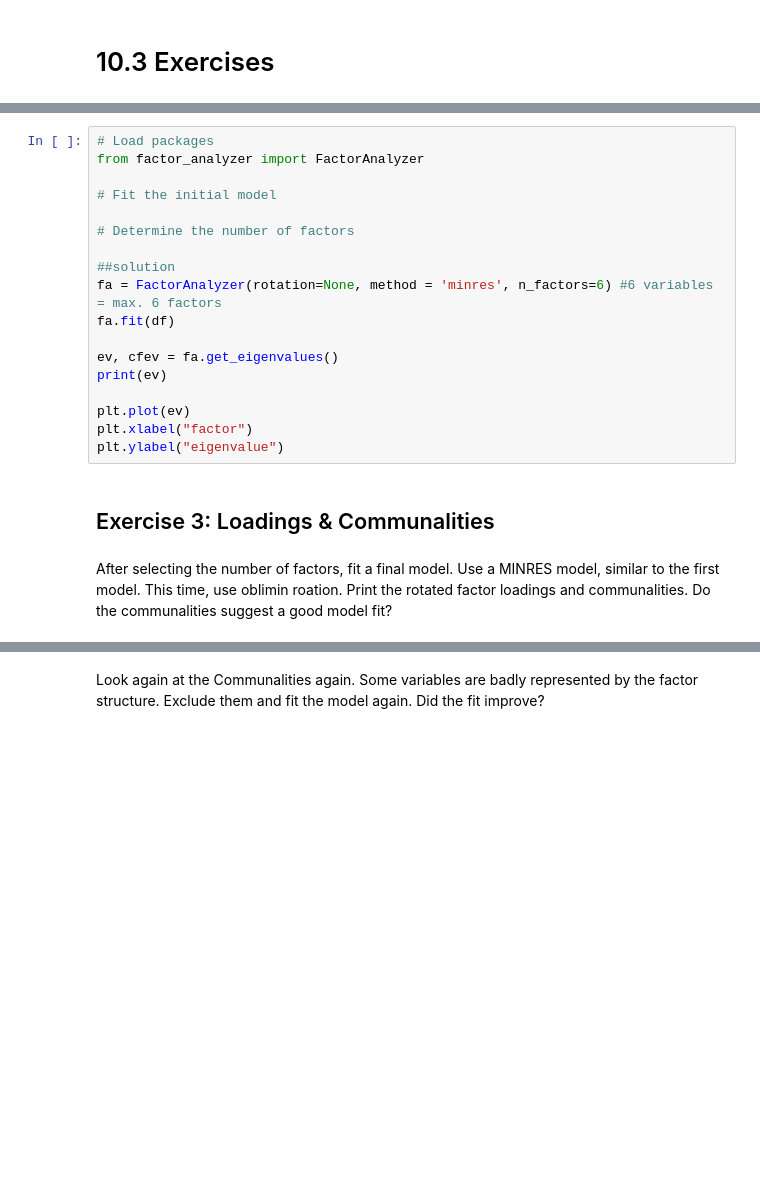
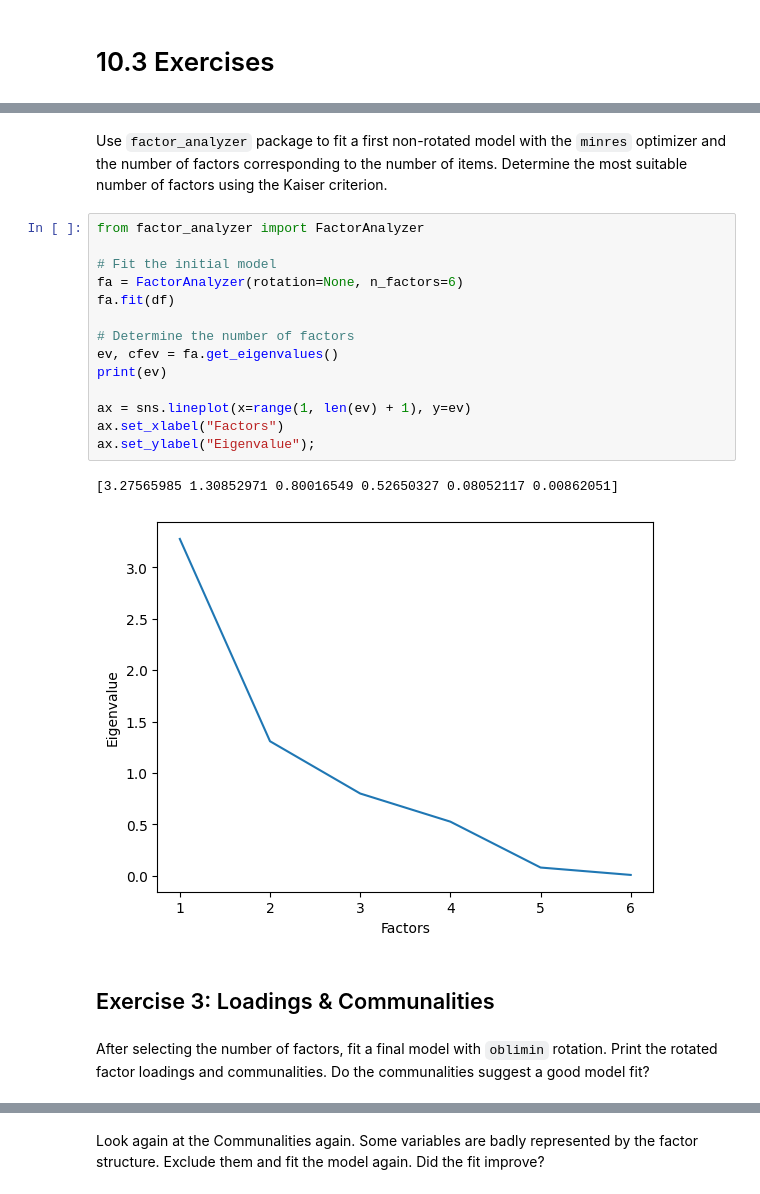
Before and after one commit to mibur1/psy111, a Jupyter notebook: book/statistics/6_EFA/3_Exercises.ipynb, the cells around one changed output, grey strips where cells are left out. Cells and saved outputs as stored; diff of their text form; blank space fills up the shorter version.

```diff
--- a/book/statistics/6_EFA/3_Exercises.ipynb
+++ b/book/statistics/6_EFA/3_Exercises.ipynb
@@ -37,23 +47,24 @@ Use `factor_analyzer` package to fit a first non-rotated MINRES EFA model where
-# %%
-# Load packages
-from factor_analyzer import FactorAnalyzer
-
-# Fit the initial model
-
-# Determine the number of factors
-
-##solution
-fa = FactorAnalyzer(rotation=None, method = 'minres', n_factors=6) #6 variables = max. 6 factors
-fa.fit(df)
-
-ev, cfev = fa.get_eigenvalues()
-print(ev)
-
-plt.plot(ev)
-plt.xlabel("factor")
-plt.ylabel("eigenvalue")
+# %% [markdown]
+Use `factor_analyzer` package to fit a first non-rotated model with the `minres` optimizer and the number of factors corresponding to the number of items. Determine the most suitable number of factors using the Kaiser criterion.
+# %%
+from factor_analyzer import FactorAnalyzer
+
+# Fit the initial model
+fa = FactorAnalyzer(rotation=None, n_factors=6)
+fa.fit(df)
+
+# Determine the number of factors
+ev, cfev = fa.get_eigenvalues()
+print(ev)
+
+ax = sns.lineplot(x=range(1, len(ev) + 1), y=ev)
+ax.set_xlabel("Factors")
+ax.set_ylabel("Eigenvalue");
+# %% [output]
+[3.27565985 1.30852971 0.80016549 0.52650327 0.08052117 0.00862051]
+[figure, added]
 # %% [markdown]
 ## Exercise 3: Loadings & Communalities
 # %% [markdown]
-After selecting the number of factors, fit a final model. Use a MINRES model, similar to the first model. This time, use oblimin roation. Print the rotated factor loadings and communalities. Do the communalities suggest a good model fit?
+After selecting the number of factors, fit a final model with `oblimin` rotation. Print the rotated factor loadings and communalities. Do the communalities suggest a good model fit?
 # %%
```
Also changed, not shown: parts of 12 cells of this notebook, 3 other files.
